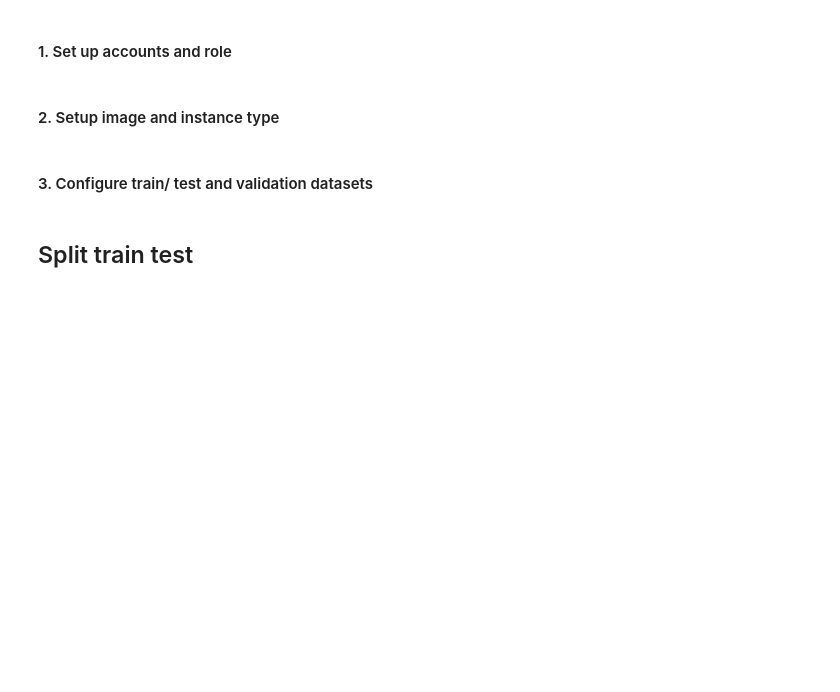
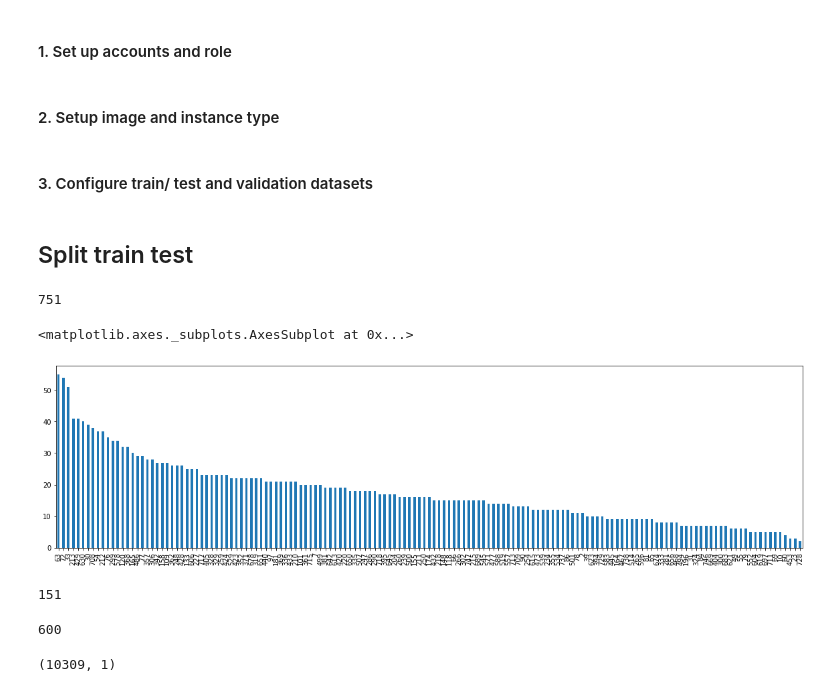
Before and after one commit to HoYoung1/image-embedding, a Jupyter notebook: Sagemaker.ipynb, the cells around one changed output. Saved outputs shown, nothing was run; the diff lists cells and outputs as text; code cells hidden in the pictures; blank space fills up the shorter version.

Commit message:
Update train/val split

```diff
--- a/Sagemaker.ipynb
+++ b/Sagemaker.ipynb
@@ -52,7 +61,7 @@ from datasets.Market1501Dataset import Market1501Dataset
 
 dataset = Market1501Dataset(train_raw_dir)
 # %%
-files = [os.path.join(train_raw_dir, f) for f in os.listdir(train_raw_dir)]
+files = [os.path.join(train_raw_dir, f) for f in os.listdir(train_raw_dir) if f.endswith(".jpg")]
 
 # The market 1501 dataset files have the naming convention target_camerasite_..., e.g. 1038_c2s2_131202_03.jpeg
 target_raw_labels = [os.path.basename(f).split("_")[0] for f in files]
@@ -61,7 +70,41 @@ for rc in target_raw_labels:
     zero_indexed_labels_dict[rc] = zero_indexed_labels_dict.get(rc, len(zero_indexed_labels_dict))
 
 target_zero_indexed_labels = [zero_indexed_labels_dict[l] for l in target_raw_labels]
+# %%
+#s3://sagemaker-us-east-2-324346001917/market1501/train/
+len(zero_indexed_labels_dict)
+# %% [output]
+751
 # %%
 from sklearn.model_selection import train_test_split
 
-datatrain_x, dataval_x,  datatrain_y, dataval_y= train_test_split( files,target_zero_indexed_labels,  test_size=0.20, random_state=42)
+class_train, class_val = train_test_split( list(zero_indexed_labels_dict.values()),  test_size=0.20, random_state=42)
+# %%
+datatrain_x = [f for f,l in zip(files, target_zero_indexed_labels) if l in class_train]
+datatrain_y = [l for f,l in zip(files, target_zero_indexed_labels) if l in class_train]
+
+
+dataval_x = [f for f,l in zip(files, target_zero_indexed_labels) if l in class_val]
+dataval_y = [l for f,l in zip(files, target_zero_indexed_labels) if l in class_val]
+# %%
+df_val = pd.DataFrame.from_records([(i,)for i in dataval_y])
+df_val.columns=["target"]
+df_train = pd.DataFrame.from_records([(i,)for i in datatrain_y])
+df_train.columns=["target"]
+# %%
+df_val["target"].value_counts().plot.bar(figsize=(20,5))
+# %% [output]
+<matplotlib.axes._subplots.AxesSubplot at 0x...>
+[figure, added]
+# %%
+df_val["target"].nunique()
+# %% [output]
+151
+# %%
+df_train["target"].nunique()
+# %% [output]
+600
+# %%
+df_train.shape
+# %% [output]
+(10309, 1)
```
Also changed, not shown: parts of 23 cells of this notebook.
